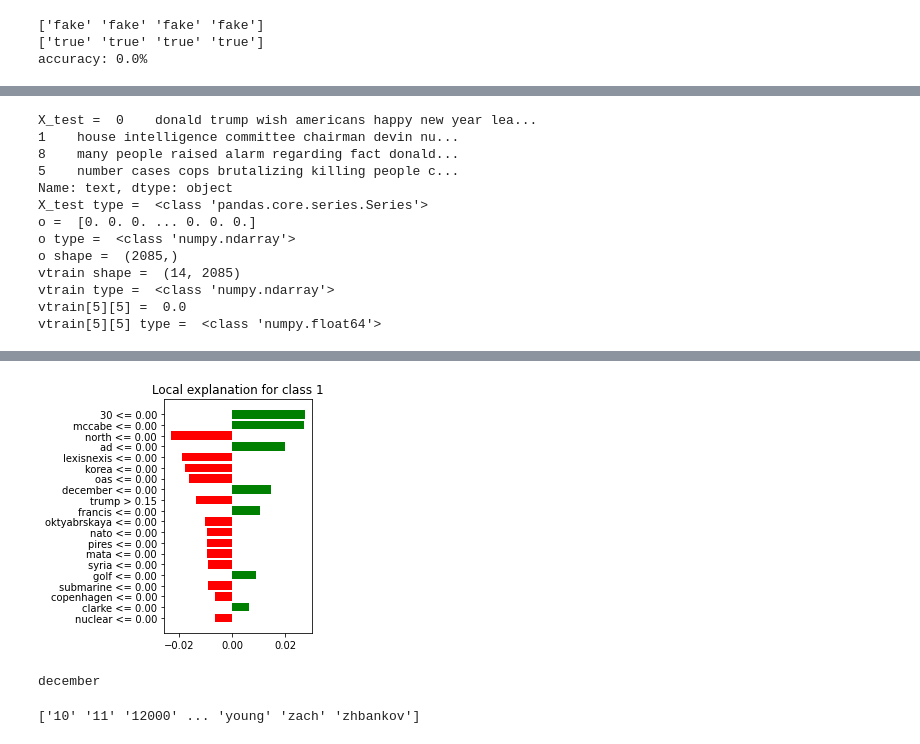
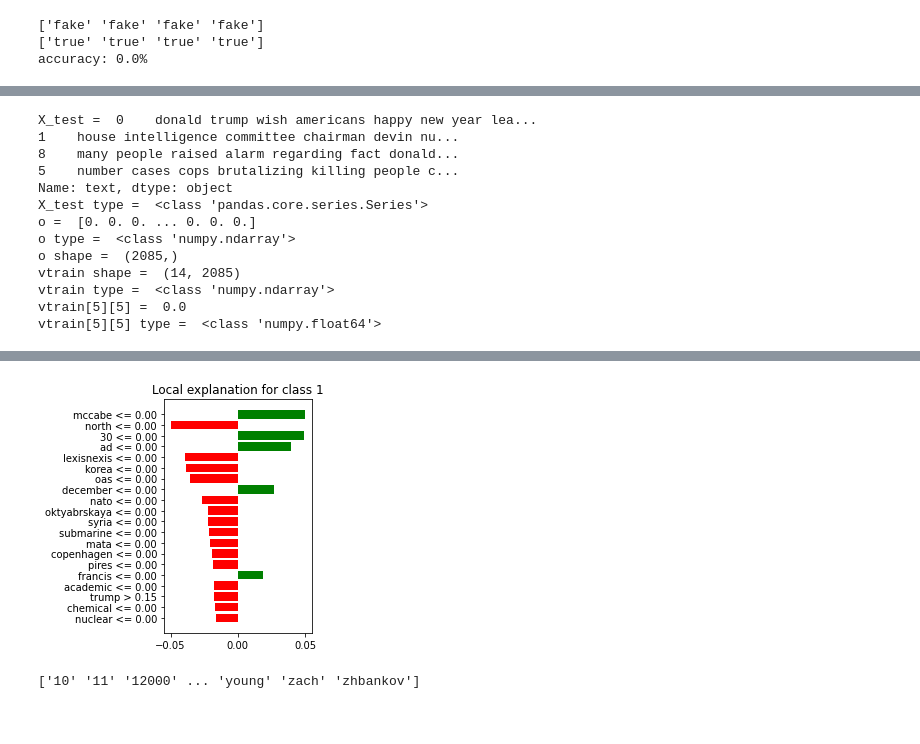
Before and after one commit to EvanEpivent5/EMSCC-FakeNewsProject, a Jupyter notebook: LIME.ipynb, the cells around one changed output, grey strips where cells are left out. Saved outputs shown, nothing was run; the diff lists cells and outputs as text; code cells hidden in the pictures.

```diff
--- a/testlime.ipynb
+++ b/LIME.ipynb
@@ -113,7 +98,7 @@ worldnews          10145
 Name: text, dtype: int64
 [figure]
 # %%
-X_train,X_test,y_train,y_test = train_test_split(data2['text'],data2.target,test_size=0.2,random_state=42)
+X_train,X_test,y_train,y_test = train_test_split(data['text'],data.target,test_size=0.2,random_state=42)
 print('X_train = ',X_train,'y_train = ',y_train,'X_test = ',X_test,'y_test = ',y_test)
 print('xtrain shape = ',X_train.shape)
 print('ytrain shape = ',y_train.shape)
@@ -263,12 +227,10 @@ r3 =  ['fake']
 # %%
-'''
+
 from sklearn.naive_bayes import MultinomialNB
-
-NB_classifier = MultinomialNB()
 
 mo=MultinomialNB()
 mo.fit(vtrain,y_train)
-'''
+
 
 
 print('X_test = ',X_test)
@@ -281,38 +243,34 @@ o=o[0]
 print('o = ', o)
 print('o type = ',type(o))
 print('o shape = ',o.shape)
 
 
 print('vtrain shape = ',vtrain.shape)
 print('vtrain type = ',type(vtrain))
 print('vtrain[5][5] = ',vtrain[5][5])
 print('vtrain[5][5] type = ',type(vtrain[5][5]))
 explainer = lime_tabular.LimeTabularExplainer(vtrain,mode="classification",categorical_features=features,feature_names=features)
 exp=explainer.explain_instance(data_row=o,predict_fn=mo.predict_proba, num_features=20) #labels=features
 exp.as_pyplot_figure()
 from matplotlib import pyplot as plt
 plt.tight_layout()
 exp.show_in_notebook()
 # %% [output]
 X_test =  0    donald trump wish americans happy new year lea...
 1    house intelligence committee chairman devin nu...
 8    many people raised alarm regarding fact donald...
 5    number cases cops brutalizing killing people c...
 Name: text, dtype: object
 X_test type =  <class 'pandas.core.series.Series'>
 o =  [0. 0. 0. ... 0. 0. 0.]
 o type =  <class 'numpy.ndarray'>
 o shape =  (2085,)
 vtrain shape =  (14, 2085)
 vtrain type =  <class 'numpy.ndarray'>
 vtrain[5][5] =  0.0
 vtrain[5][5] type =  <class 'numpy.float64'>
 [interactive output not drawn]
-[figure, old version]
+[figure, new version]
-# %%
-print(features[505])
-# %% [output]
-december
 # %%
 print(features)
 with plt.style.context("ggplot"):
```
Also changed, not shown: parts of 7 cells of this notebook, 1 other file.
